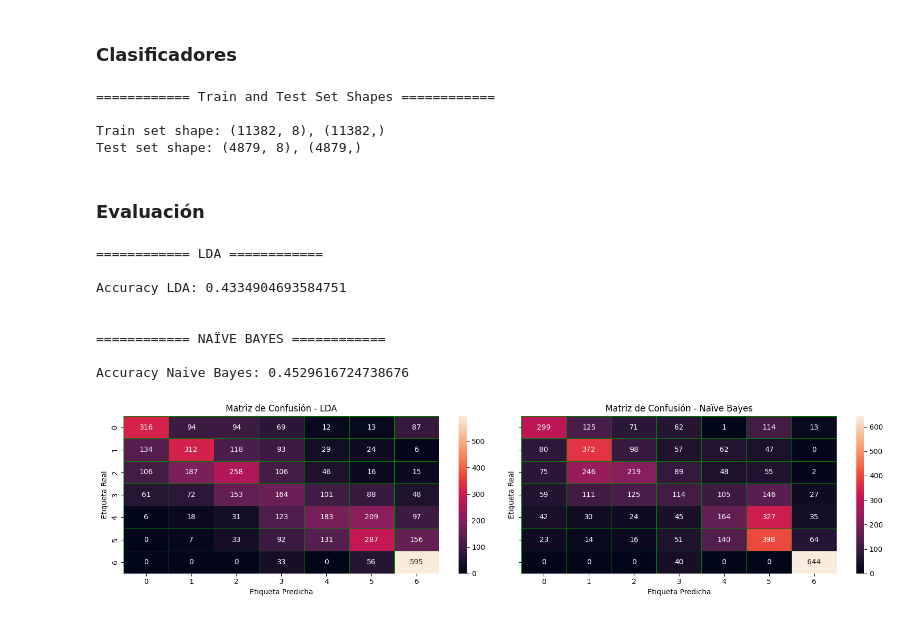
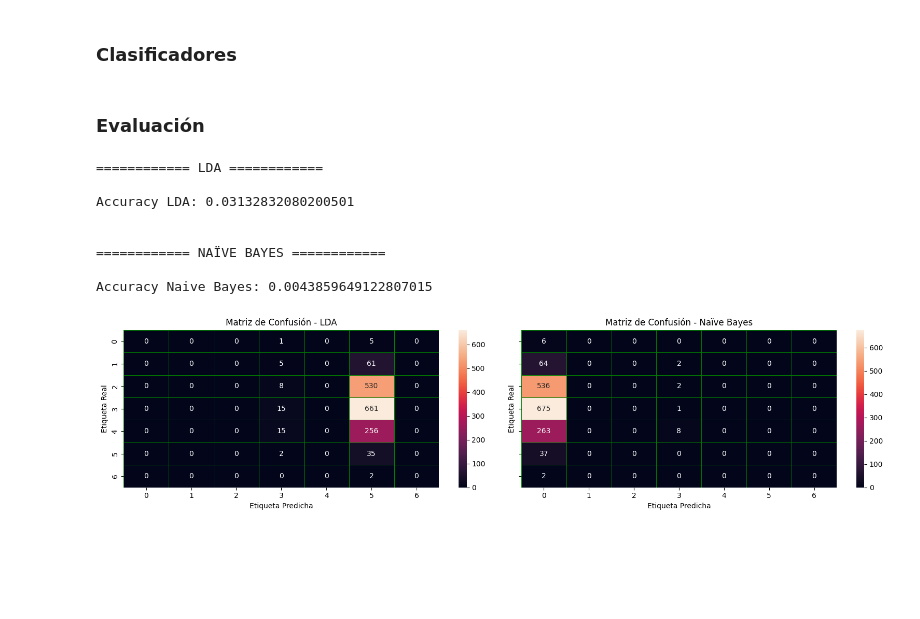
Before and after one commit to Andres-jp/wine_analyis, a Jupyter notebook: wine_data_analysis.ipynb, the cells around one changed output. Drawn from its saved outputs; the diff is of its cells as text; code cells hidden in the pictures; blank space fills up the shorter version.

Commit message:
Add same training data set

```diff
--- a/wine_data_analysis.ipynb
+++ b/wine_data_analysis.ipynb
@@ -149,14 +158,6 @@ Number of PCA components to keep: 9
 # %% [markdown]
 ### Clasificación
 # %%
-np.random.seed(42)
-#Crear lo sets de train y test
-X_train, X_test, y_train, y_test = train_test_split(wine_df_pca, classes, test_size=0.3, random_state=42)#Proporción 70/30 para train y test
-print("\n\n============ Train and Test Set Shapes ============\n")
-print(f"Train set shape: {X_train.shape}, {y_train.shape}")
-print(f"Test set shape: {X_test.shape}, {y_test.shape}")
-
-
 #Entrenar los modelos clasificadores
 #Primer modelo: LDA (Análisis Discriminante Lineal)
 n_classes = len(np.unique(y_train))
@@ -215,21 +211,18 @@ Accuracy Naive Bayes: 0.5144110275689223
 # %% [markdown]
 ### Usando SMOTE
 # %%
-x_dataset = wine_df.drop(columns=['quality'])
-y_dataset = wine_df['quality']
+x_dataset = X_train
+y_dataset = y_train
 
 scaler = StandardScaler()
 names = ['fixed_acidity', 'volatile_acidity', 'citric_acid', 'residual_sugar', 'chlorides', 'free_sulfur_dioxide', 'total_sulfur_dioxide', 'density', 'pH', 'sulphates', 'alcohol']
 scaled_features = scaler.fit_transform(x_dataset[names])
 
+from imblearn.over_sampling import SMOTE
 
-from imblearn.over_sampling import SMOTE
-from keras.utils import to_categorical
-
-oversample = SMOTE(k_neighbors=4)
+oversample = SMOTE(k_neighbors=2)
 
 final_features, final_labels =  oversample.fit_resample(scaled_features, y_dataset)
-final_labels_cat = to_categorical(final_labels, num_classes=10)#6
 
 
 final_features_df = pd.DataFrame(final_features, columns=names)
@@ -302,65 +295,56 @@ Number of PCA components to keep: 8
 # %% [markdown]
 ### Clasificadores
 # %%
-np.random.seed(42)
-#Crear lo sets de train y test
-X_train_2, X_test_2, y_train_2, y_test_2 = train_test_split(wine_df_pca, final_labels_df['quality'].values.ravel(), test_size=0.3, random_state=42)#Proporción 70/30 para train y test
-print("\n\n============ Train and Test Set Shapes ============\n")
-print(f"Train set shape: {X_train_2.shape}, {y_train_2.shape}")
-print(f"Test set shape: {X_test_2.shape}, {y_test_2.shape}")
+x_train_smote = features_pca
+y_train_smote = final_labels
 
 #Entrenar los modelos clasificadores
 #Primer modelo: LDA
-n_classes = len(np.unique(y_train_2))
+n_classes = len(np.unique(y_train_smote))
 n = min(n_classes - 1, n_components)
 lda = LinearDiscriminantAnalysis(n_components=n) #n_components = Number of components (<= min(n_classes - 1, n_features))
-lda.fit(X_train_2, y_train_2)
-y_pred_lda = lda.predict(X_test_2)
+lda.fit(x_train_smote, y_train_smote)
+y_pred_lda = lda.predict(X_test)
 
 #Segundo modelo: NAÏVE BAYES
 gnb = GaussianNB()
-gnb.fit(X_train_2, y_train_2)
-y_pred_gnb = gnb.predict(X_test_2)
+gnb.fit(x_train_smote, y_train_smote)
+y_pred_gnb = gnb.predict(X_test)
-# %% [output]
-============ Train and Test Set Shapes ============
-
-Train set shape: (11382, 8), (11382,)
-Test set shape: (4879, 8), (4879,)
 # %% [markdown]
 ### Evaluación
 # %%
 print("\n\n============ LDA ============\n")
-print("Accuracy LDA:", accuracy_score(y_test_2, y_pred_lda))
-mlda = confusion_matrix(y_test_2, y_pred_lda)
+print("Accuracy LDA:", accuracy_score(y_test, y_pred_lda))
+mlda = confusion_matrix(y_test, y_pred_lda)
 #print(classification_report(y_test_2, y_pred_lda))
 
 
 print("\n\n============ NAÏVE BAYES ============\n")
-print("Accuracy Naive Bayes:", accuracy_score(y_test_2, y_pred_gnb))
-mbayes = confusion_matrix(y_test_2, y_pred_gnb)
+print("Accuracy Naive Bayes:", accuracy_score(y_test, y_pred_gnb))
+mbayes = confusion_matrix(y_test, y_pred_gnb)
 #print(classification_report(y_test_2, y_pred_gnb))
 
 fig, ax = plt.subplots(1, 2, figsize=(16, 4),sharey=True)
 
 sns.heatmap(mlda,annot = True,linewidths=0.5,linecolor="green",fmt = ".0f",ax=ax[0])
 ax[0].set_title('Matriz de Confusión - LDA')
 ax[0].set_xlabel('Etiqueta Predicha')
 ax[0].set_ylabel('Etiqueta Real')
 
 sns.heatmap(mbayes,annot = True,linewidths=0.5,linecolor="green",fmt = ".0f",ax=ax[1])
 ax[1].set_title('Matriz de Confusión - Naïve Bayes')
 ax[1].set_xlabel('Etiqueta Predicha')
 ax[1].set_ylabel('Etiqueta Real')
 
 plt.tight_layout()
 plt.show()
 # %% [output]
 ============ LDA ============
 
-Accuracy LDA: 0.4334904693584751
+Accuracy LDA: 0.03132832080200501
 
 
 ============ NAÏVE BAYES ============
 
-Accuracy Naive Bayes: 0.4529616724738676
+Accuracy Naive Bayes: 0.0043859649122807015
-[figure, old version]
+[figure, new version]
```
Also changed, not shown: parts of 6 cells of this notebook.
